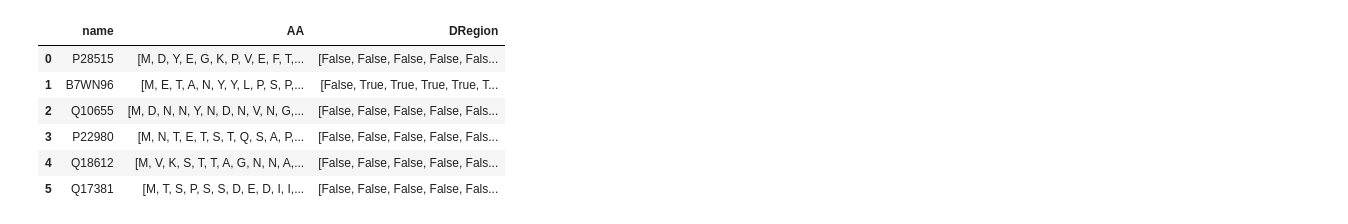
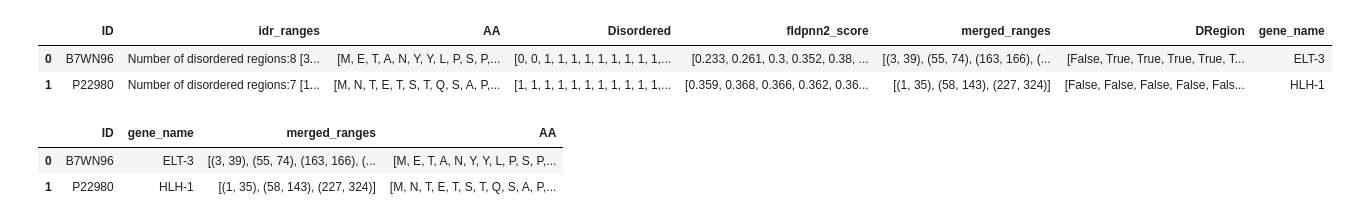
Before and after one commit to gdziubcio/IDR, a Jupyter notebook: analysis_TF.ipynb, the cells around one changed output. Cells and saved outputs as stored; diff of their text form; code cells hidden in the pictures.

```diff
--- a/analysis_TF.ipynb
+++ b/analysis_TF.ipynb
@@ -74,12 +44,24 @@ plt.show()
 # %%
 from src.psphunter_scores import parse_protein_data
 # parse data from psphunter of 6 master transcription factors
-parse_protein_data()
+psp_master:pd.DataFrame = parse_protein_data()
-# %% [output]
-|  | name | AA | DRegion |
-| 0 | P28515 | [M, D, Y, E, G, K, P, V, E, F, T,... | [False, False, False, False, Fals... |
-| 1 | B7WN96 | [M, E, T, A, N, Y, Y, L, P, S, P,... | [False, True, True, True, True, T... |
-| 2 | Q10655 | [M, D, N, N, Y, N, D, N, V, N, G,... | [False, False, False, False, Fals... |
-| 3 | P22980 | [M, N, T, E, T, S, T, Q, S, A, P,... | [False, False, False, False, Fals... |
-| 4 | Q18612 | [M, V, K, S, T, T, A, G, N, N, A,... | [False, False, False, False, Fals... |
-| 5 | Q17381 | [M, T, S, P, S, S, D, E, D, I, I,... | [False, False, False, False, Fals... |
+# %%
+master = pd.merge(
+    fldpnn2_master,
+    psp_master[['ID', 'DRegion']],
+    left_on='ID',
+    right_on='ID'
+)
+master['gene_name'] = master.ID.map(master_gene_names)
+master.head(2)
+# %% [output]
+|  | ID | idr_ranges | AA | Disordered | fldpnn2_score | merged_ranges | DRegion | gene_name |
+| 0 | B7WN96 | Number of disordered regions:8 [3... | [M, E, T, A, N, Y, Y, L, P, S, P,... | [0, 0, 1, 1, 1, 1, 1, 1, 1, 1, 1,... | [0.233, 0.261, 0.3, 0.352, 0.38, ... | [(3, 39), (55, 74), (163, 166), (... | [False, True, True, True, True, T... | ELT-3 |
+| 1 | P22980 | Number of disordered regions:7 [1... | [M, N, T, E, T, S, T, Q, S, A, P,... | [1, 1, 1, 1, 1, 1, 1, 1, 1, 1, 1,... | [0.359, 0.368, 0.366, 0.362, 0.36... | [(1, 35), (58, 143), (227, 324)] | [False, False, False, False, Fals... | HLH-1 |
+# %%
+idr_data = master[["ID", "gene_name", "merged_ranges", "AA"]]
+idr_data.head(2)
+# %% [output]
+|  | ID | gene_name | merged_ranges | AA |
+| 0 | B7WN96 | ELT-3 | [(3, 39), (55, 74), (163, 166), (... | [M, E, T, A, N, Y, Y, L, P, S, P,... |
+| 1 | P22980 | HLH-1 | [(1, 35), (58, 143), (227, 324)] | [M, N, T, E, T, S, T, Q, S, A, P,... |
```
Also changed, not shown: parts of 6 cells of this notebook.
